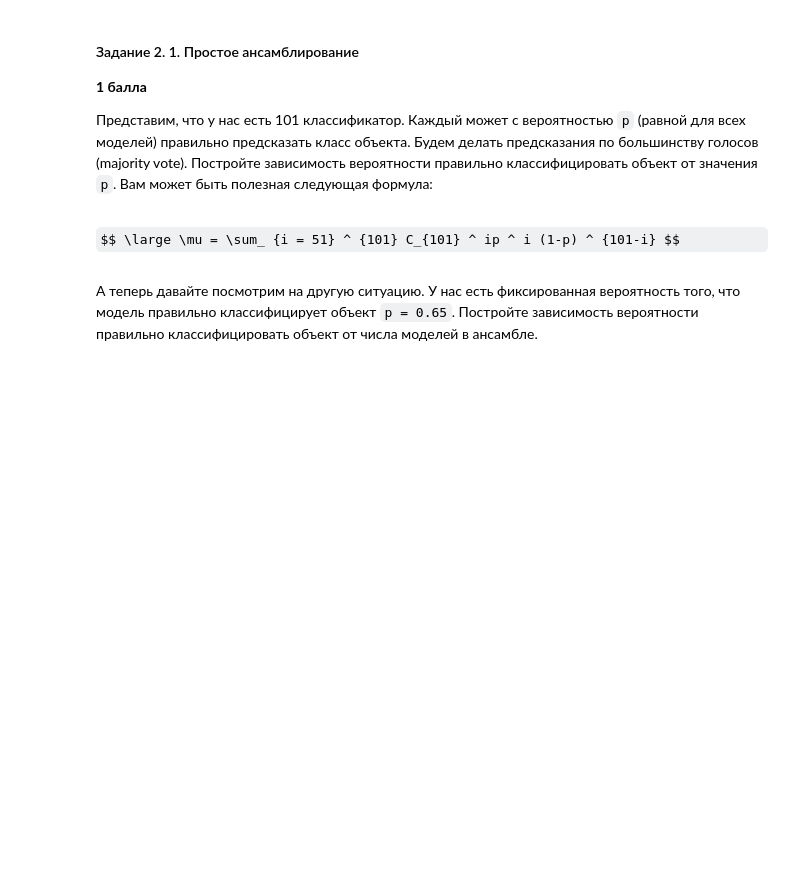
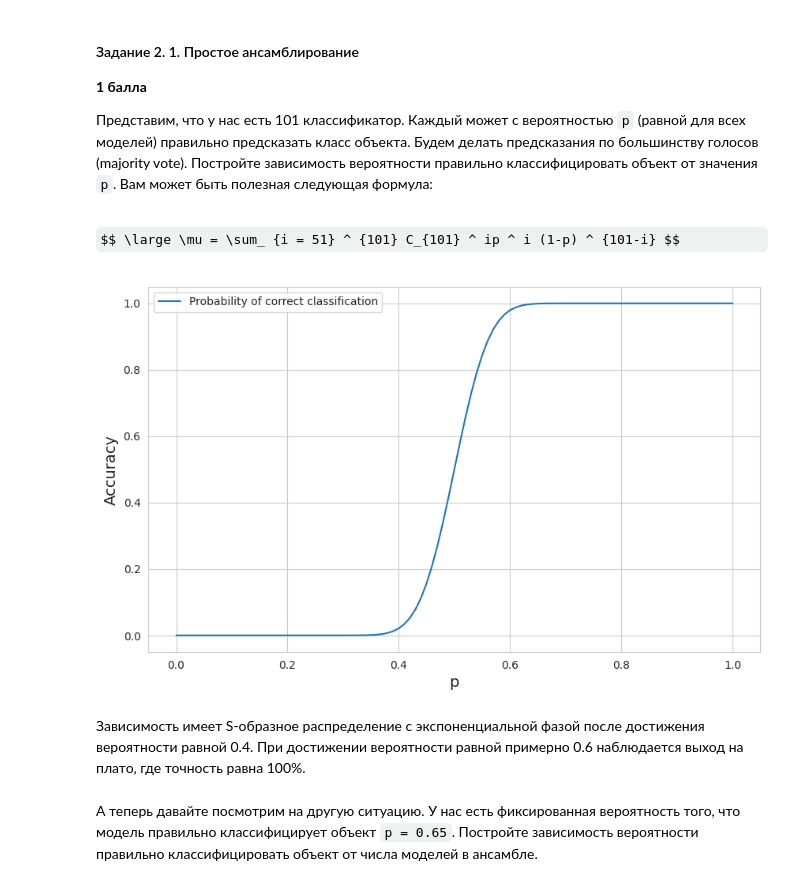
Before and after one commit to danon6868/BI-ml-2024, a Jupyter notebook: lecture_5_ensemples/homework/Ensembles.ipynb, the cells around one changed output. Drawn from its saved outputs; the diff is of its cells as text; code cells hidden in the pictures; some formulas as TeX source; blank space fills up the shorter version.

```diff
--- a/lecture_5_ensemples/homework/Ensembles.ipynb
+++ b/lecture_5_ensemples/homework/Ensembles.ipynb
@@ -79,6 +97,27 @@ def plot_regression_predictions(tree_reg, X, y, axes=[-3, 3, -10, 10], ylabel="$
 $$ \large \mu = \sum_ {i = 51} ^ {101} C_{101} ^ ip ^ i (1-p) ^ {101-i} $$
 # %%
 ## ENTER YOUR CODE HERE (/¯◡ ‿ ◡)/¯☆*##
+from scipy.special import comb
+
+def compute_accuracy(p):
+    accuracy = 0
+    for i in range(51, 102):
+        accuracy += comb(101, i) * (p ** i) * ((1 - p) ** (101 - i))
+    return accuracy
+
+p_values = np.linspace(0, 1, 101)
+accuracies = [compute_accuracy(p) for p in p_values]
+
+plt.figure(figsize=(10, 6))
+plt.plot(p_values, accuracies, label='Probability of correct classification')
+plt.xlabel('p', fontsize=14)
+plt.ylabel('Accuracy', fontsize=14)
+plt.legend()
+plt.show()
+# %% [output]
+[figure, added]
+# %% [markdown]
+Зависимость имеет S-образное распределение с экспоненциальной фазой после достижения вероятности равной 0.4. При достижении вероятности равной примерно 0.6 наблюдается выход на плато, где точность равна 100%.
 # %% [markdown]
 А теперь давайте посмотрим на другую ситуацию. У нас есть фиксированная вероятность того, что модель правильно классифицирует объект `p = 0.65`. Постройте зависимость вероятности правильно классифицировать объект от числа моделей в ансамбле.
 # %%
```
Also changed, not shown: parts of 31 cells of this notebook.
